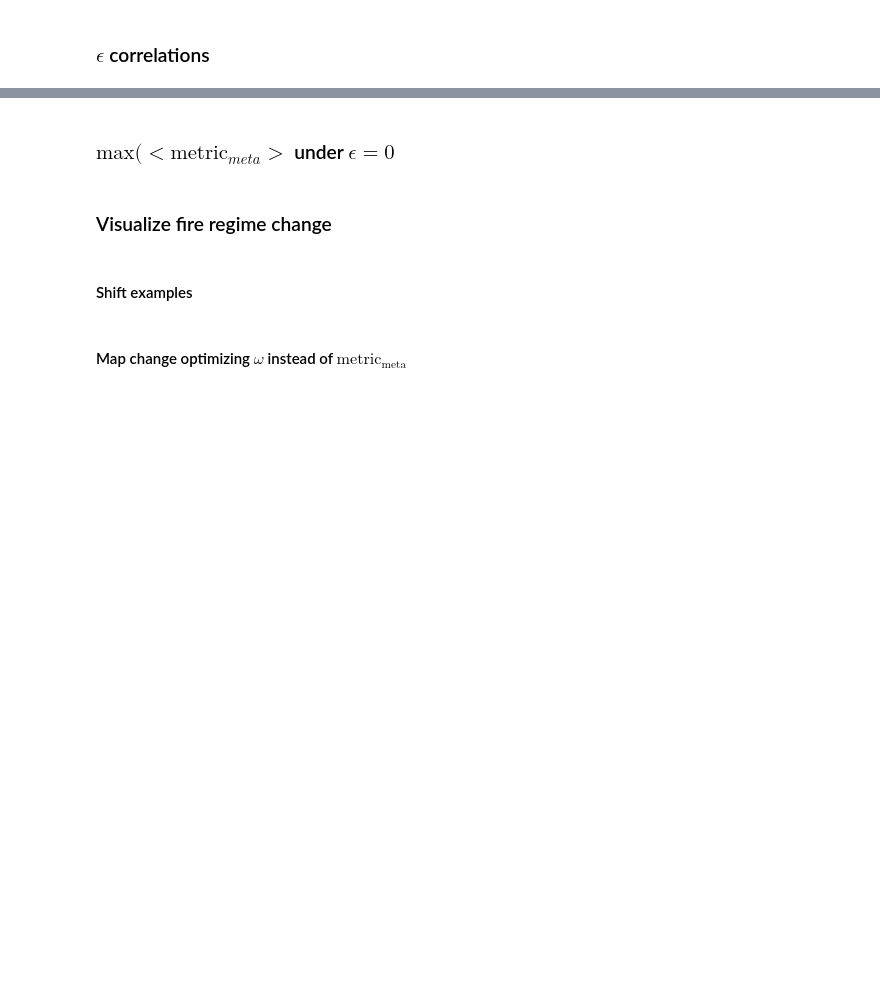
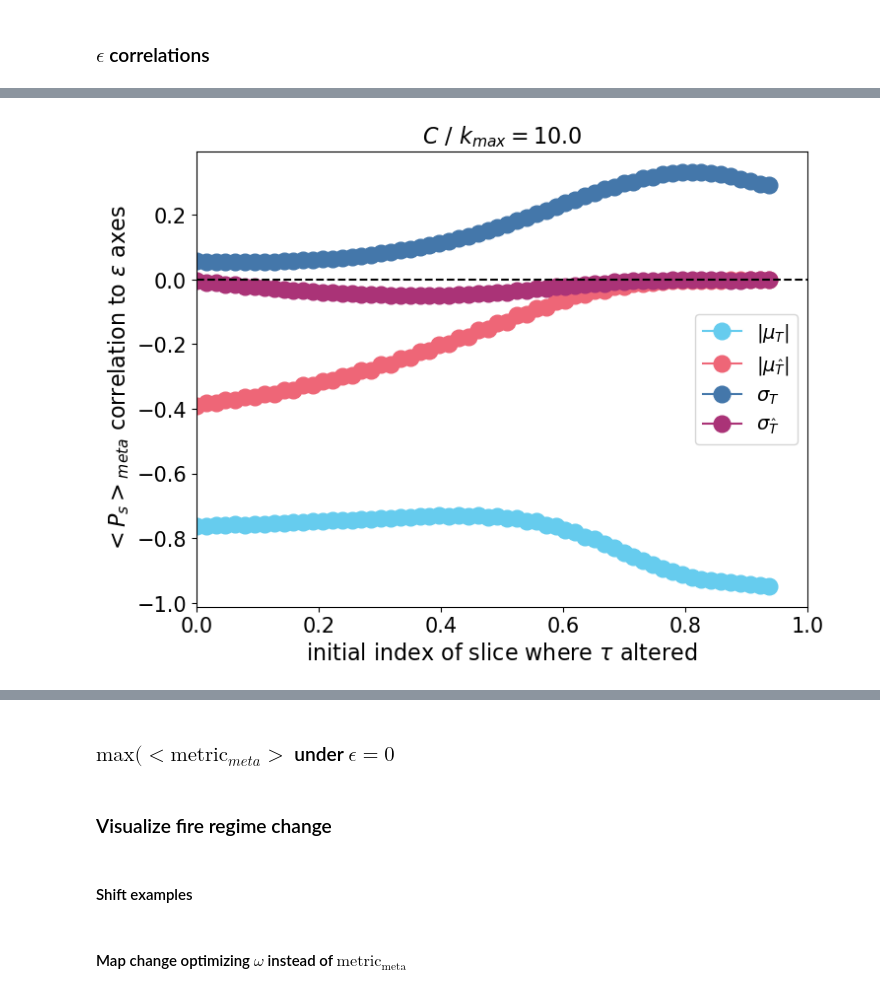
Before and after one commit to patricklawton/TecateCypress, a Jupyter notebook: sensitivity/viz.ipynb, the cells around one changed output, grey strips where cells are left out. Saved outputs shown, nothing was run; the diff lists cells and outputs as text; code cells hidden in the pictures; blank space fills up the shorter version.

```diff
--- a/sensitivity/viz.ipynb
+++ b/sensitivity/viz.ipynb
@@ -408,0 +433,34 @@ fig.savefig(fn, bbox_inches='tight')
+# %%
+fig, ax = plt.subplots(1, figsize=(8,6))
+results_pre = "meta_mean_results"
+set_globals(results_pre)
+phase_full = np.load(fn_prefix + "phase_full.npy")
+C_i = 9
+num_eps = len(eps_axes.items())
+eps_labels = ["|$\mu_T$|", "$|\mu_{\hat{T}}|$", "$\sigma_T$", "$\sigma_{\hat{T}}$"]
+color_vec = ['#66CCEE', '#EE6677', '#4477AA', '#AA3377']
+for eps_ax_i, eps_ax in enumerate(eps_axes.values()):
+    plot_vec = np.ones(slice_left_all.size) * np.nan
+    for sl_i, sl in enumerate(slice_left_all):
+        all_x = []
+        all_y = []
+        for eps_val_i, eps_val in enumerate(eps_ax):
+            eps_slice = tuple([slice(None) if i != eps_ax_i else eps_val_i for i in range(num_eps)])
+            full_slice = eps_slice + (C_i, slice(None), sl_i)
+            phase_slice = phase_full[full_slice]
+            flat_nonan = phase_slice.ravel()[~np.isnan(phase_slice.ravel())]
+            all_y.append(flat_nonan.tolist())
+            all_x.append(np.repeat(np.abs(eps_val), len(flat_nonan)).tolist())
+        spear = scipy.stats.spearmanr(a=np.array(all_x).flatten(), b=np.array(all_y).flatten())
+        plot_vec[sl_i] = spear.statistic
+    ax.plot(slice_left_all/ncell_tot, plot_vec, label=eps_labels[eps_ax_i], marker='o', color=color_vec[eps_ax_i], alpha=1)
+ax.axhline(0, ls='--', c='k')
+ax.legend()
+ax.set_xlim(0, 1)
+ax.set_xlabel(r"initial index of slice where $\tau$ altered")
+ax.set_ylabel(rf"{metric_lab} correlation to $\epsilon$ axes")
+ax.set_title(fr"$C~/~k_{{max}}=${np.round(C_vec[C_i]/ncell_tot, 1)}")
+fn = fig_prefix + f"epscorr.png"
+# fig.savefig(fn, bbox_inches='tight')
+# %% [output]
+[figure, added]
```
Also changed, not shown: parts of 13 cells of this notebook, 11 other files.
